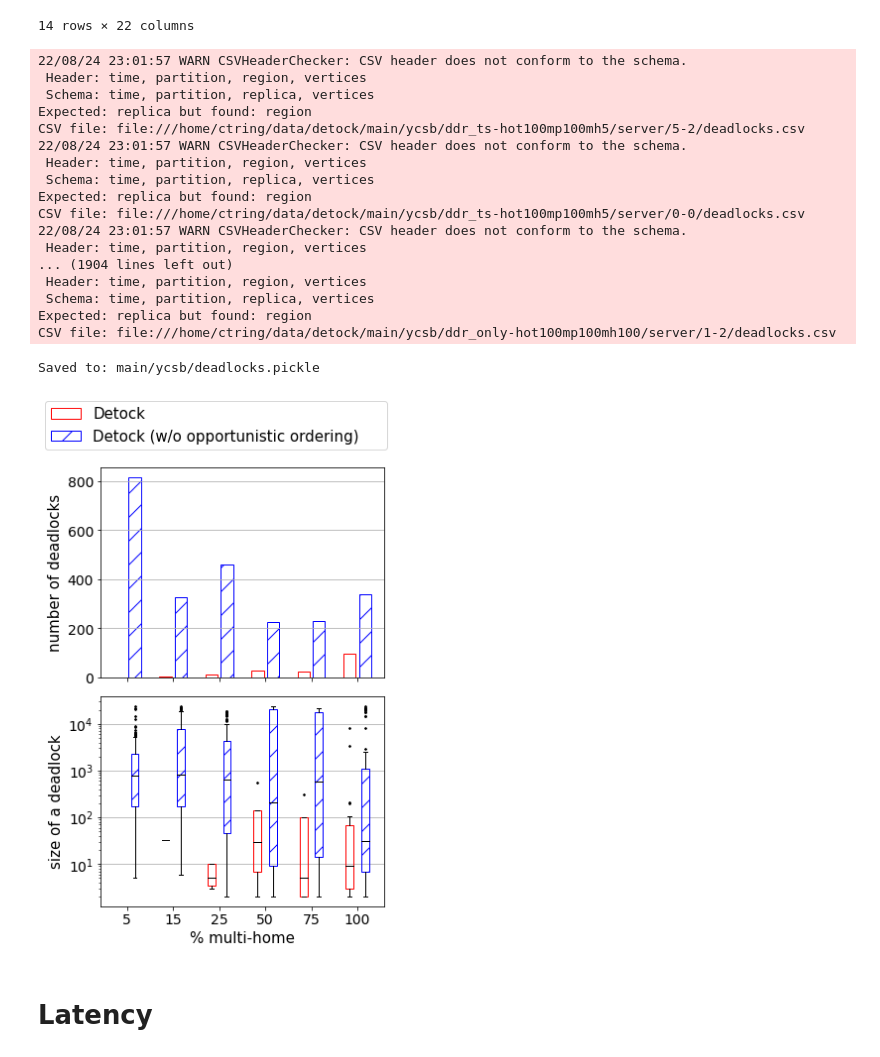
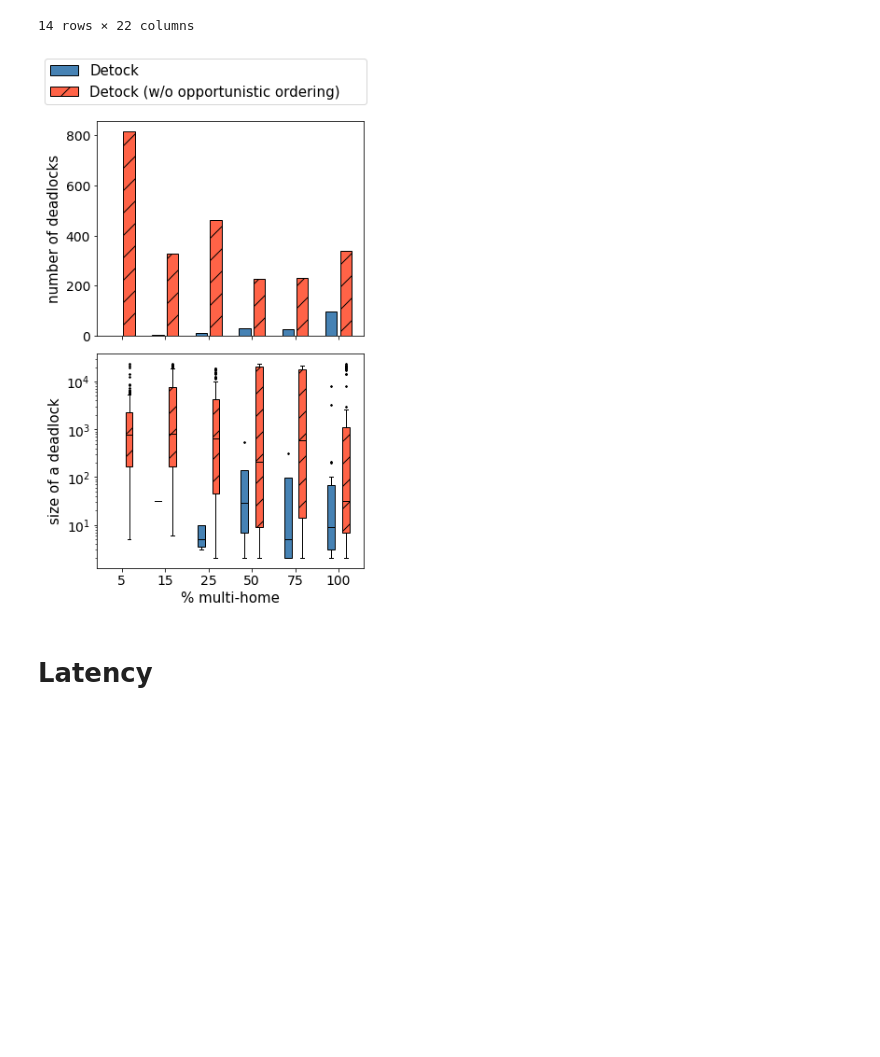
Before and after one commit to umd-dslam/DetockAnalysis, a Jupyter notebook: 1-Microbenchmark.ipynb, the cells around one changed output. Drawn from its saved outputs; the diff is of its cells as text; code cells hidden in the pictures; blank space fills up the shorter version.

```diff
--- a/1-Microbenchmark.ipynb
+++ b/1-Microbenchmark.ipynb
@@ -49,7 +48,7 @@ plt.rc('legend', fontsize=15)
 # %%
 THRP_PREFIX = "main/ycsb"
 
-IGNORE_CACHE = True
+IGNORE_CACHE = False
 
 thrp_index_df = from_cache_or_compute(
     f'{THRP_PREFIX}/index.parquet',
@@ -100,7 +98,7 @@ def compute_all_throughputs(index_df):
     # Associate metadata from the index to the throughputs
     return throughput_df.merge(index_df, on="prefix")
 # %%
-IGNORE_CACHE = True
+IGNORE_CACHE = False
 
 throughput_df = from_cache_or_compute(
     f'{THRP_PREFIX}/throughput.parquet',
@@ -127,6 +125,8 @@ Saved to: main/ycsb/throughput.parquet
 # %% [markdown]
 ## Plot
 # %%
+from matplotlib.ticker import MultipleLocator
+
 fig, axes = plt.subplots(2, 3, figsize=(11, 7), sharey=True)
 
 configs = [
@@ -151,7 +151,7 @@ config_to_label = {
     "calvin.conf": 'Calvin',
 }
 
-pc = cycler(linestyle=['-', ':', '--', '--', '-.']) + cycler(color='rbkgm')
+pc = cycler(linestyle=['-', ':', '--', (0, (5, 8)), '-.']) + cycler(color=["red", "blue", "k", "dimgray", "g"])
 for ax_r in axes:
     for ax in ax_r:
         ax.set_prop_cycle(pc)
@@ -179,13 +179,26 @@ for config in configs:
             )
             axes[r, c].set_title(f"HOT = {1/hot}, MP = {mp_pct}%")
             axes[r, c].set_ylabel("thousand txn/s")
-            axes[r, c].set_xlabel("% multi-home")
             axes[r, c].set_xticks(mh_pcts)
+            axes[r, c].set_xscale("symlog", linthresh=25)
             axes[r, c].set_ylim(0, 125)
-            axes[r, c].grid(axis='y')
+            axes[r, c].set_xticks([0, 5, 15, 25, 50, 75, 100])
+            axes[r, c].set_xticklabels([0, 5, 15, 25, 50, 75, 100], rotation=0)
+
+            # Realign the tick labels
+            tick_label_100 = axes[r, c].xaxis.get_majorticklabels()[-1]
+            tick_label_100.set_horizontalalignment("left")
+
+            axes[r, c].minorticks_off()
+            # axes[r, c].grid(axis='y')
+            if r == len(hots) - 1:
+                axes[r, c].set_xlabel("% multi-home")
+            else:
+                axes[r, c].set_xlabel(None)
+
 
 fig.tight_layout()
-fig.legend(bbox_to_anchor=(0, 1, 1, 0), loc='lower left', mode='expand', ncol=2)
+fig.legend(bbox_to_anchor=(0, 1, 1, 0), loc='lower left', mode='expand', ncol=3)
 
 fig.savefig('output/micro-throughput.pdf', bbox_inches='tight')
 fig.savefig('output/micro-throughput.png', bbox_inches='tight')
@@ -261,71 +274,53 @@ else:
         print(f'Saved to: {DEADLOCKS_PATH}')
 
 # Plot
-fig, axes = plt.subplots(2, 1, sharex=True, figsize=(5, 7))
-colors='rb'
+fig, axes = plt.subplots(2, 1, sharex=True, figsize=(5, 7.5))
+colors=['steelblue', 'tomato']
 hatches = ['', '/']
 for i, c in enumerate(configs):
     deadlocks, num_txns = data[i]
     data_cnt = list(map(lambda d : d[0].count(), zip(deadlocks, num_txns)))
     pos = [j * (len(configs) + 1) + i for j in range(len(data_cnt))]
 
-    l = axes[0].bar(pos, data_cnt, label=config_to_label[c], hatch=hatches[i], fill=False, edgecolor=colors[i])
-    color = l.get_children()[-1].get_facecolor()
+    l = axes[0].bar(pos, data_cnt, label=config_to_label[c], hatch=hatches[i], facecolor=colors[i], edgecolor='k')
+    # color = l.get_children()[-1].get_facecolor()
 
     box = axes[1].boxplot(
         deadlocks,
         flierprops={ 'markersize': 1 },
         medianprops={ 'color': 'black' },
         positions=pos,
         manage_ticks=False,
         patch_artist=True,
     )
     for b in box['boxes']:
-        b.set_fill(False)
+        b.set_facecolor(colors[i])
         b.set_hatch(hatches[i])
-        b.set_edgecolor(colors[i])
+        b.set_edgecolor('k')
 
 ticks = []
 ticklabels = []
 for i, mh in enumerate(mh_pcts):
     start = i * (len(configs) + 1)
     end = start + len(configs)
     ticks.append((start + end - 1) / 2)
     ticklabels.append(f'{mh}')
 
 axes[0].set_ylabel('number of deadlocks')
 axes[0].set_xticks(ticks)
 axes[0].set_xticklabels(ticklabels)
-axes[0].grid(axis='y')
+# axes[0].grid(axis='y')
 
 axes[1].set_xlabel("% multi-home")
 axes[1].set_ylabel('size of a deadlock')
 axes[1].set_yscale("log")
-axes[1].grid(axis='y')
+# axes[1].grid(axis='y')
 
 fig.legend(bbox_to_anchor=(0, 1, 1, 0), loc='lower left', mode='expand', ncol=1)
 fig.tight_layout()
 fig.savefig('output/micro-deadlocks.pdf', bbox_inches='tight')
 # %% [output]
-22/08/24 23:01:57 WARN CSVHeaderChecker: CSV header does not conform to the schema.
- Header: time, partition, region, vertices
- Schema: time, partition, replica, vertices
-Expected: replica but found: region
-CSV file: file:///home/ctring/data/detock/main/ycsb/ddr_ts-hot100mp100mh5/server/5-2/deadlocks.csv
-22/08/24 23:01:57 WARN CSVHeaderChecker: CSV header does not conform to the schema.
- Header: time, partition, region, vertices
- Schema: time, partition, replica, vertices
-Expected: replica but found: region
-CSV file: file:///home/ctring/data/detock/main/ycsb/ddr_ts-hot100mp100mh5/server/0-0/deadlocks.csv
-22/08/24 23:01:57 WARN CSVHeaderChecker: CSV header does not conform to the schema.
- Header: time, partition, region, vertices
-... (1904 lines left out)
- Header: time, partition, region, vertices
- Schema: time, partition, replica, vertices
-Expected: replica but found: region
-CSV file: file:///home/ctring/data/detock/main/ycsb/ddr_only-hot100mp100mh100/server/1-2/deadlocks.csv
-Saved to: main/ycsb/deadlocks.pickle
-[figure, old version]
+[figure, new version]
 # %% [markdown]
 # Latency
 # %%
```
Also changed, not shown: parts of 14 cells of this notebook, 8 other files.
